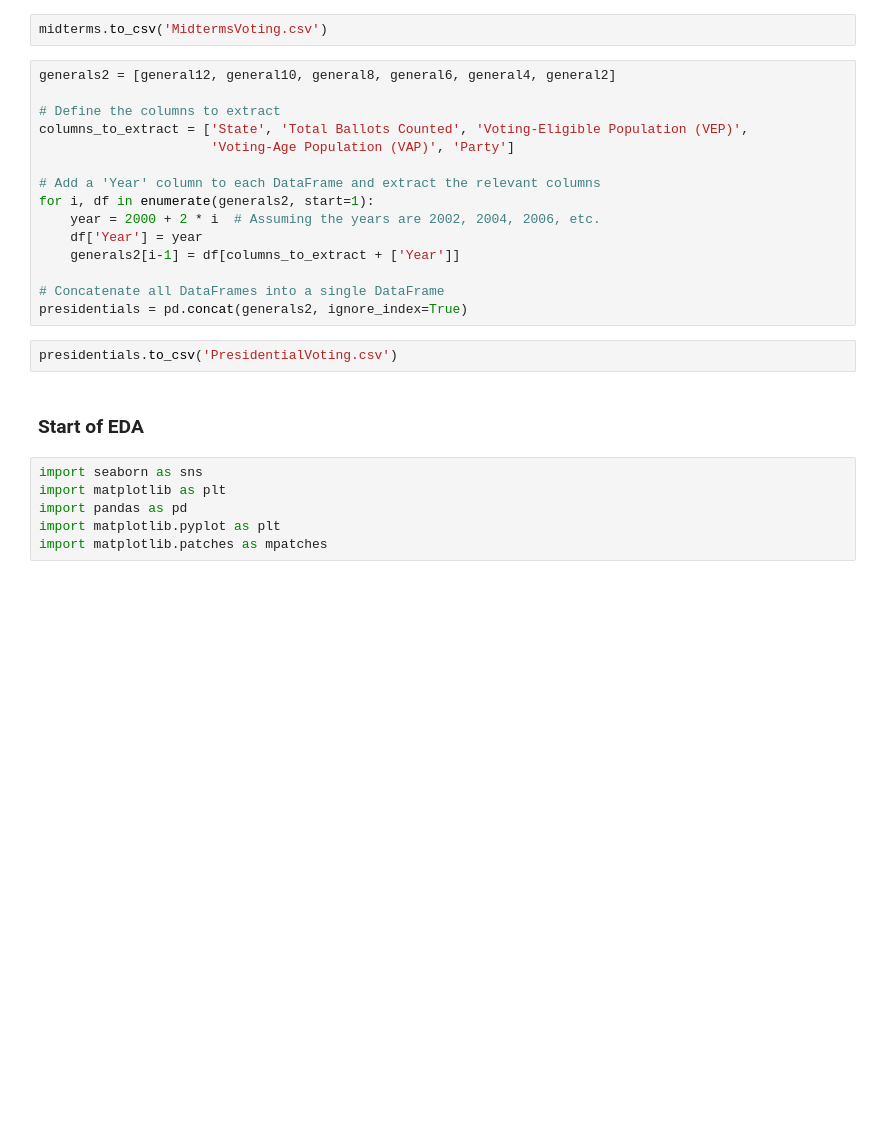
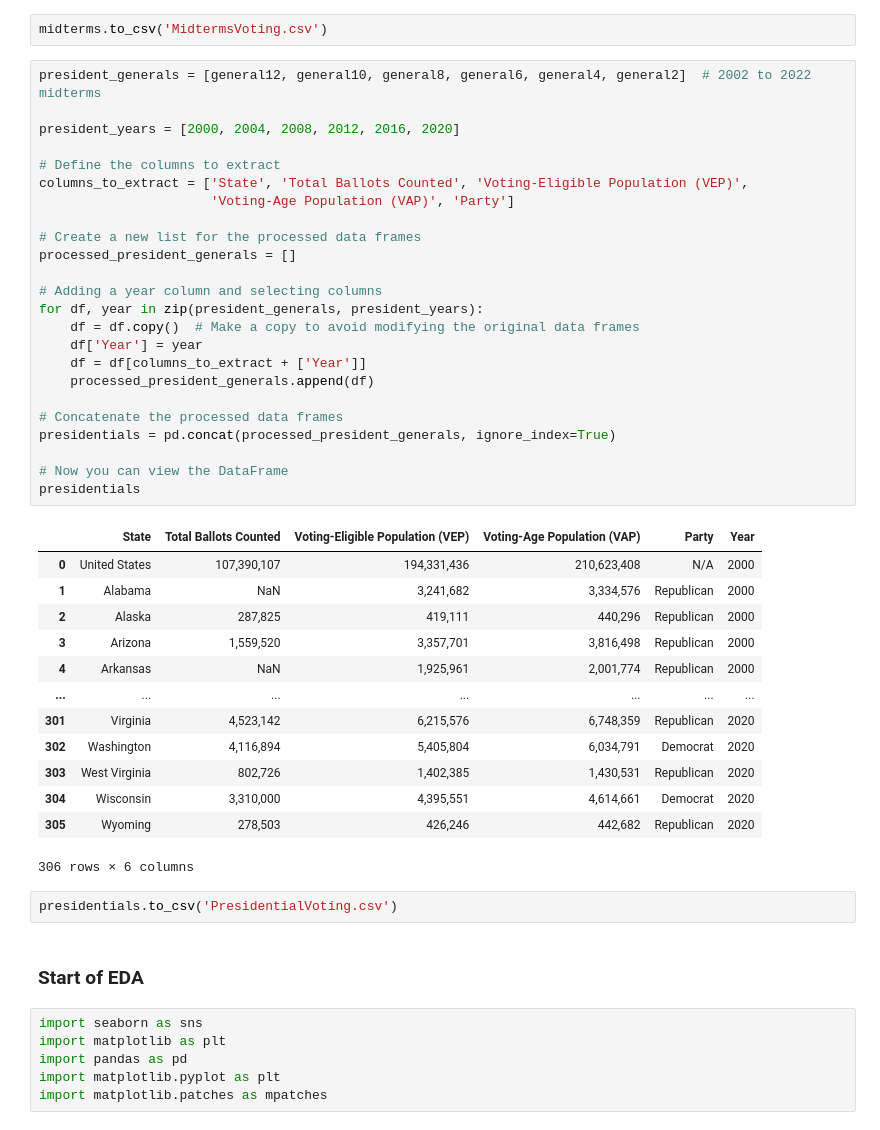
Before and after one commit to samanthamacd/386_Project, a Jupyter notebook: project_data.ipynb, the cells around one changed output. Cells and saved outputs as stored; diff of their text form; blank space fills up the shorter version.

```diff
--- a/project_data.ipynb
+++ b/project_data.ipynb
@@ -409,20 +271,43 @@ midterms = pd.concat(generals, ignore_index=True)
 # %%
 midterms.to_csv('MidtermsVoting.csv')
 # %%
-generals2 = [general12, general10, general8, general6, general4, general2]
+president_generals = [general12, general10, general8, general6, general4, general2]  # 2002 to 2022 midterms
+
+president_years = [2000, 2004, 2008, 2012, 2016, 2020]
 
 # Define the columns to extract
 columns_to_extract = ['State', 'Total Ballots Counted', 'Voting-Eligible Population (VEP)',
                       'Voting-Age Population (VAP)', 'Party']
 
-# Add a 'Year' column to each DataFrame and extract the relevant columns
-for i, df in enumerate(generals2, start=1):
-    year = 2000 + 2 * i  # Assuming the years are 2002, 2004, 2006, etc.
+# Create a new list for the processed data frames
+processed_president_generals = []
+
+# Adding a year column and selecting columns
+for df, year in zip(president_generals, president_years):
+    df = df.copy()  # Make a copy to avoid modifying the original data frames
     df['Year'] = year
-    generals2[i-1] = df[columns_to_extract + ['Year']]
+    df = df[columns_to_extract + ['Year']]
+    processed_president_generals.append(df)
 
-# Concatenate all DataFrames into a single DataFrame
-presidentials = pd.concat(generals2, ignore_index=True)
+# Concatenate the processed data frames
+presidentials = pd.concat(processed_president_generals, ignore_index=True)
+
+# Now you can view the DataFrame
+presidentials
+# %% [output]
+|  | State | Total Ballots Counted | Voting-Eligible Population (VEP) | Voting-Age Population (VAP) | Party | Year |
+| 0 | United States | 107,390,107 | 194,331,436 | 210,623,408 | N/A | 2000 |
+| 1 | Alabama | NaN | 3,241,682 | 3,334,576 | Republican | 2000 |
+| 2 | Alaska | 287,825 | 419,111 | 440,296 | Republican | 2000 |
+| 3 | Arizona | 1,559,520 | 3,357,701 | 3,816,498 | Republican | 2000 |
+| 4 | Arkansas | NaN | 1,925,961 | 2,001,774 | Republican | 2000 |
+| ... | ... | ... | ... | ... | ... | ... |
+| 301 | Virginia | 4,523,142 | 6,215,576 | 6,748,359 | Republican | 2020 |
+| 302 | Washington | 4,116,894 | 5,405,804 | 6,034,791 | Democrat | 2020 |
+| 303 | West Virginia | 802,726 | 1,402,385 | 1,430,531 | Republican | 2020 |
+| 304 | Wisconsin | 3,310,000 | 4,395,551 | 4,614,661 | Democrat | 2020 |
+| 305 | Wyoming | 278,503 | 426,246 | 442,682 | Republican | 2020 |
+306 rows × 6 columns
 # %%
 presidentials.to_csv('PresidentialVoting.csv')
 # %% [markdown]
```
Also changed, not shown: parts of 37 cells of this notebook, 8 other files.
